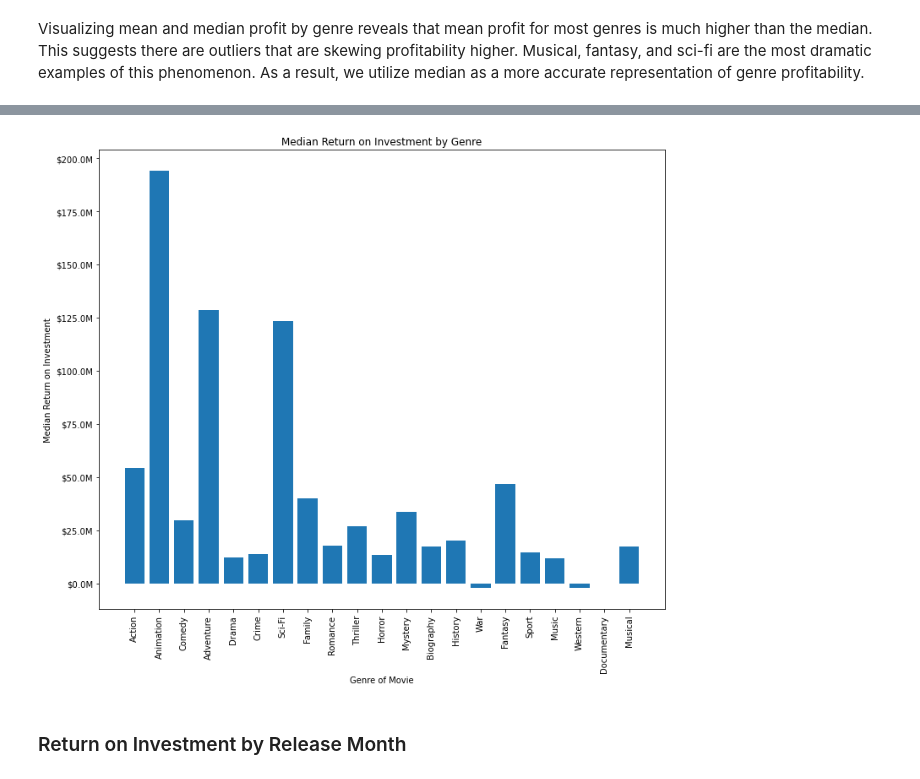
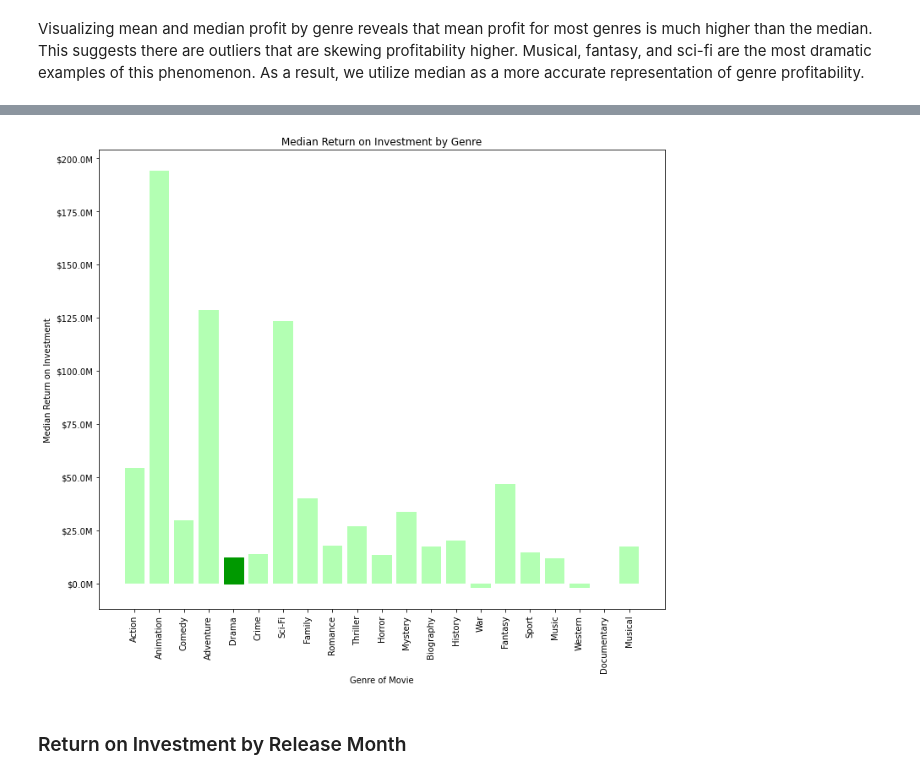
Before and after one commit to ThomasHChapman/p1_project, a Jupyter notebook: main_notebook.ipynb, the cells around one changed output, grey strips where cells are left out. Cells and saved outputs as stored; diff of their text form; code cells hidden in the pictures.

```diff
--- a/main_notebook.ipynb
+++ b/main_notebook.ipynb
@@ -391,17 +410,18 @@ def currency(x, pos):
     return s
 # %%
 med_profit, ax = plt.subplots(figsize=(12,10))
-ax.bar(x = list(genre_medians.keys()), height = list(genre_medians.values()));
+ret = ax.bar(x = list(genre_medians.keys()), height = list(genre_medians.values()), color = '#b3ffb3');
+ret[4]. set_color('#009900')
 ax.tick_params(axis='x', labelrotation = 90);
 ax.ticklabel_format(axis='y',style='plain')
 ax.set_ylabel('Median Return on Investment');
 ax.set_xlabel('Genre of Movie');
 ax.set_title('Median Return on Investment by Genre')
 ax.yaxis.set_major_formatter(currency);
 
 plt.savefig('./images/MedianROIbyReleaseMonth', dpi=500)
 # %% [output]
-[figure, old version]
+[figure, new version]
 # %% [markdown]
 ### Return on Investment by Release Month
 # %%
```
Also changed, not shown: parts of 9 cells of this notebook, 1 other file.
